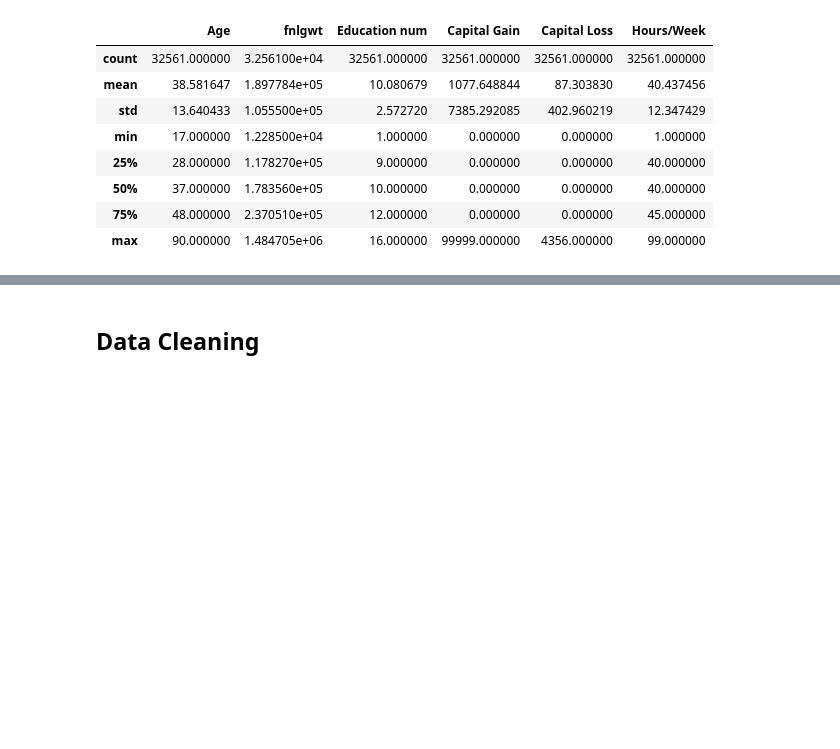
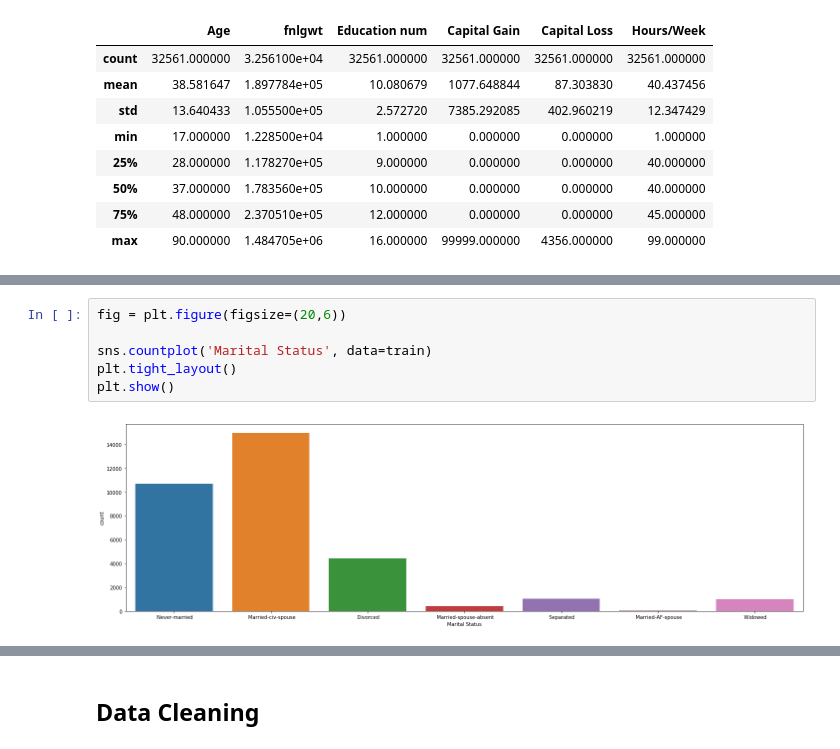
Before and after one commit to YashDeshpande1771/Adult-Income-prediction, a Jupyter notebook: DMW adult census.ipynb, the cells around one changed output, grey strips where cells are left out. Drawn from its saved outputs; the diff is of its cells as text; blank space fills up the shorter version.

```diff
--- a/DMW adult census.ipynb
+++ b/DMW adult census.ipynb
@@ -131,0 +131,8 @@ dtype: int64
+# %%
+fig = plt.figure(figsize=(20,6))
+
+sns.countplot('Marital Status', data=train)
+plt.tight_layout()
+plt.show()
+# %% [output]
+[figure, added]
```
Also changed, not shown: parts of 6 cells of this notebook.
